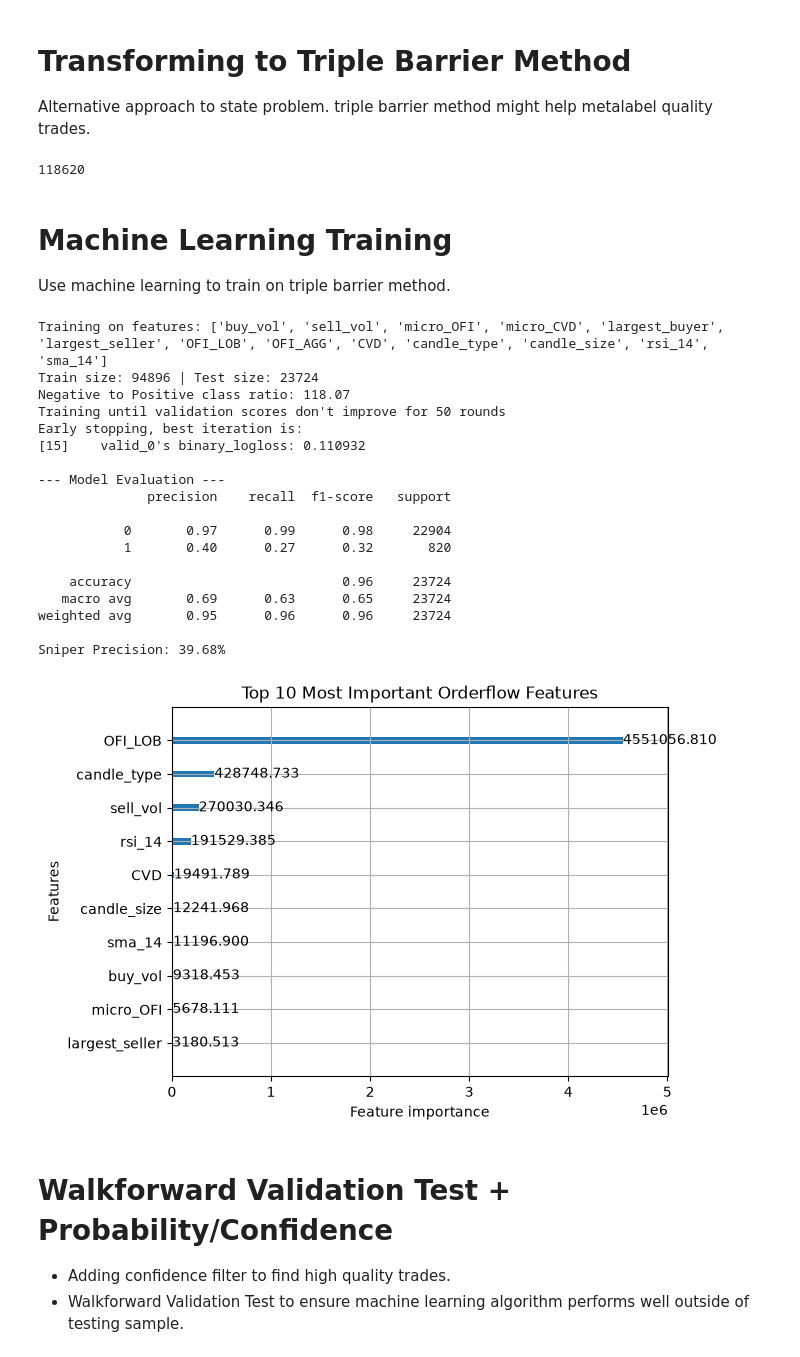
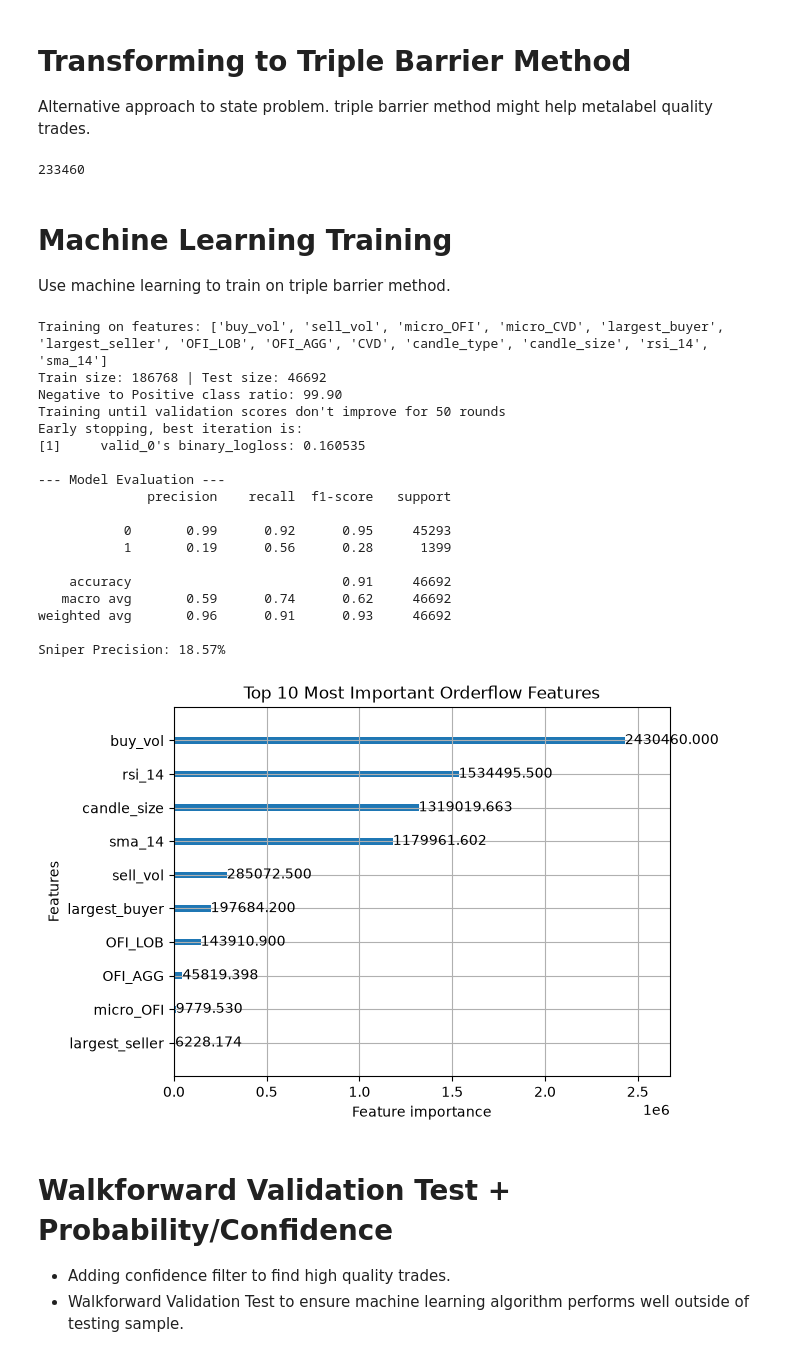
Before and after one commit to hmzk1422/OSADP-Infrastructure, a Jupyter notebook: research/ml-state.ipynb, the cells around one changed output. Saved outputs shown, nothing was run; the diff lists cells and outputs as text; code cells hidden in the pictures.

```diff
--- a/research/ml-state.ipynb
+++ b/research/ml-state.ipynb
@@ -24,8 +24,16 @@ import numpy as np
 from utils.indicators import *
 from utils.engine import *
 
-df_orderbook = pd.read_csv("./csv/BTCUSDT_orderbook.csv")
-df_trades = pd.read_csv("./csv/BTCUSDT_trades.csv")
+df_orderbook_1 = pd.read_csv("./csv/BTCUSDT_orderbook.csv")
+df_trades_1 = pd.read_csv("./csv/BTCUSDT_trades.csv")
+
+df_orderbook_2 = pd.read_csv("./csv/BTCUSDT_orderbook_2.csv")  # Assuming this is a different file
+df_trades_2 = pd.read_csv("./csv/BTCUSDT_trades_2.csv")      # Assuming this is a different file
+
+# 2. Combine them vertically
+df_orderbook = pd.concat([df_orderbook_1, df_orderbook_2], ignore_index=True)
+df_trades = pd.concat([df_trades_1, df_trades_2], ignore_index=True)
+
 # Convert unix timestamp to datetime
 df_orderbook['datetime'] = pd.to_datetime(df_orderbook['timestamp'], unit='ms')  # change unit to 's' if in seconds
 df_trades['datetime'] = pd.to_datetime(df_trades['timestamp'], unit='ms')
@@ -147,9 +155,14 @@ datetime
 Alternative approach to state problem. triple barrier method might help metalabel quality trades.
 # %%
 # Define your parameters for the sniper target
-LOOKAHEAD_SECONDS = 120  # How long to wait for the move to play out
-PROFIT_THRES = 0.0005    # 0.05% profit target
-STOP_THRES = 0.0002      # 0.02% max drawdown protection
+LOOKAHEAD_SECONDS = 240  # How long to wait for the move to play out
+# 1. Calculate volatility (sigma) dynamically
+rolling_std = df_state_space['price'].pct_change().rolling(window=100).std()
+
+# 2. Define barriers as multiples of volatility
+# This automatically adjusts to market conditions
+df_state_space['profit_barrier'] = rolling_std * 1.0  # Example multiplier
+df_state_space['stop_barrier'] = rolling_std * 1.0   # Example multiplier
 
 # Calculate forward max and min prices using a rolling window shifted backward
 # (We use min_periods=1 to handle the end of the dataframe gracefully)
@@ -161,7 +174,7 @@ mfe = (forward_max - df_state_space['price']) / df_state_space['price']
 mae = (df_state_space['price'] - forward_min) / df_state_space['price']
 
 # Create the binary target variable
-df_state_space['target'] = np.where((mfe >= PROFIT_THRES) & (mae < STOP_THRES), 1, 0)
+df_state_space['target'] = np.where((mfe >= df_state_space['profit_barrier']) & (mae < df_state_space['stop_barrier']), 1, 0)
 
 # Filter the training set: The model only needs to learn when to buy *inside* the hunting zone
 # For example, when macro RSI is low.
@@ -169,7 +182,7 @@ df_training_zone = df_state_space[df_state_space['rsi_14'] < 30] # or use your r
 
 print(len(df_training_zone))
 # %% [output]
-118620
+233460
 # %% [markdown]
 # Machine Learning Training
 Use machine learning to train on triple barrier method.
@@ -180,7 +193,7 @@ import matplotlib.pyplot as plt
 
 # 1. Define Features and Target
 # Drop the target, absolute prices, and any non-stationary columns
-drop_cols = ['target', 'price', 'open', 'high', 'low', 'close']
+drop_cols = ['target', 'price', 'open', 'high', 'low', 'close', 'profit_barrier', 'stop_barrier']
 features = [col for col in df_training_zone.columns if col not in drop_cols]
 
 X = df_training_zone[features]
@@ -218,43 +231,43 @@ clf = lgb.LGBMClassifier(
 clf.fit(
     X_train, y_train,
     eval_set=[(X_test, y_test)],
     callbacks=[lgb.early_stopping(stopping_rounds=50)] # Stops if test score stops improving
 )
 
 # 5. Evaluate the Model
 y_pred = clf.predict(X_test)
 
 print("\n--- Model Evaluation ---")
 print(classification_report(y_test, y_pred))
 
 # Calculate Precision specifically
 precision = precision_score(y_test, y_pred)
 print(f"Sniper Precision: {precision:.2%}")
 
 # Look at Feature Importance
 lgb.plot_importance(clf, max_num_features=10, importance_type='gain')
 plt.title("Top 10 Most Important Orderflow Features")
 plt.show()
 # %% [output]
 Training on features: ['buy_vol', 'sell_vol', 'micro_OFI', 'micro_CVD', 'largest_buyer', 'largest_seller', 'OFI_LOB', 'OFI_AGG', 'CVD', 'candle_type', 'candle_size', 'rsi_14', 'sma_14']
-Train size: 94896 | Test size: 23724
-Negative to Positive class ratio: 118.07
+Train size: 186768 | Test size: 46692
+Negative to Positive class ratio: 99.90
 Training until validation scores don't improve for 50 rounds
 Early stopping, best iteration is:
-[15]    valid_0's binary_logloss: 0.110932
+[1]     valid_0's binary_logloss: 0.160535
 
 --- Model Evaluation ---
               precision    recall  f1-score   support
 
-           0       0.97      0.99      0.98     22904
-           1       0.40      0.27      0.32       820
+           0       0.99      0.92      0.95     45293
+           1       0.19      0.56      0.28      1399
 
-    accuracy                           0.96     23724
-   macro avg       0.69      0.63      0.65     23724
-weighted avg       0.95      0.96      0.96     23724
+    accuracy                           0.91     46692
+   macro avg       0.59      0.74      0.62     46692
+weighted avg       0.96      0.91      0.93     46692
 
-Sniper Precision: 39.68%
+Sniper Precision: 18.57%
-[figure, old version]
+[figure, new version]
 # %% [markdown]
 # Walkforward Validation Test + Probability/Confidence
 - Adding confidence filter to find high quality trades.
```
Also changed, not shown: parts of 2 cells of this notebook, 6 other files.
